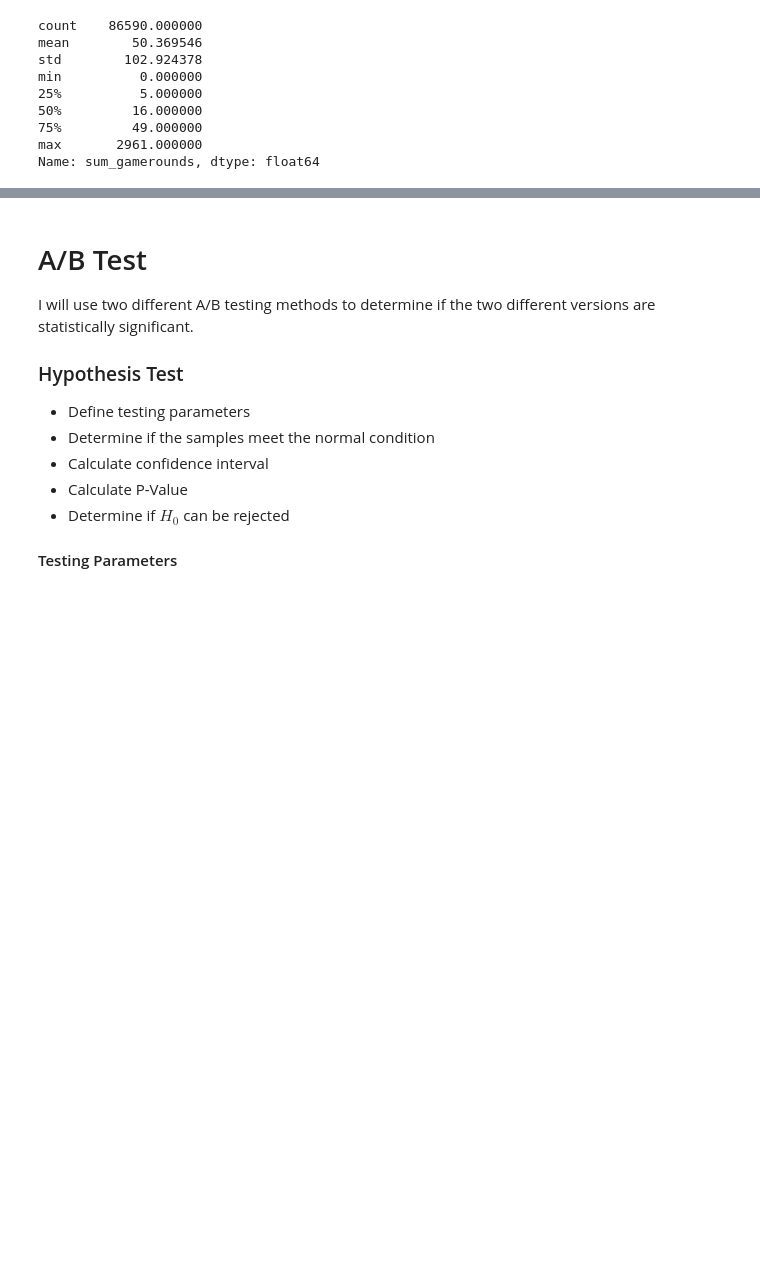
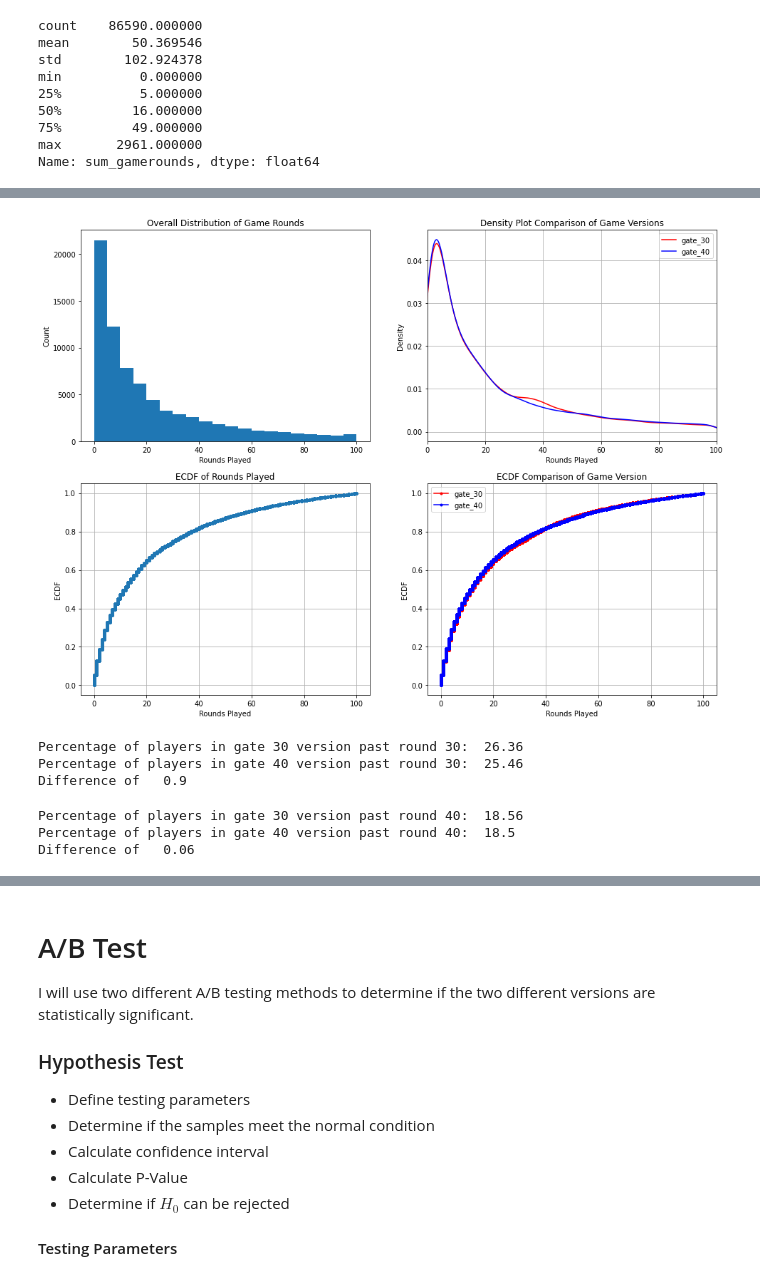
Before and after one commit to yumski/AB_testing, a Jupyter notebook: cookie_cats_ab_testing.ipynb, the cells around one changed output, grey strips where cells are left out. Saved outputs shown, nothing was run; the diff lists cells and outputs as text; code cells hidden in the pictures; blank space fills up the shorter version.

```diff
--- a/cookie_cats_ab_testing.ipynb
+++ b/cookie_cats_ab_testing.ipynb
@@ -174,10 +134,0 @@ The distribution of the rounds played data is right-skewed. The majority of the
-# %%
-x, y = ecdf(df['sum_gamerounds'])
-
-fig, ax = plt.subplots(figsize=(12,8))
-plt.plot(x, y, marker='.', linestyle='None', alpha=0.75)
-plt.title("ECDF of Rounds Played Without Outliers")
-plt.xlabel('Rounds Played')
-plt.xticks(np.arange(0,501,50),np.arange(0,501,50))
-plt.ylabel('ECDF')
-plt.grid()
@@ -228,0 +146,68 @@ The average round played for the seven-day retention group is significantly high
+# %%
+clean_df = df.drop(df[df['sum_gamerounds'] > 100].index, axis=0).copy()
+
+df_g30 = clean_df[clean_df['version'] == 'gate_30']
+df_g40 = clean_df[clean_df['version'] == 'gate_40']
+# %%
+def ecdf(column):
+    x = sorted(column)
+    y = np.arange(1, len(column) + 1) / len(column)
+    return x, y
+# %%
+fig, ax = plt.subplots(2, 2, figsize=(16,12))
+
+# Histogram
+ax[0,0].hist(clean_df['sum_gamerounds'], bins=20)
+ax[0,0].set(title='Overall Distribution of Game Rounds', xlabel='Rounds Played', ylabel='Count')
+
+# Density plots
+df_g30['sum_gamerounds'].plot(kind='kde', color='red', label='gate_30', ax=ax[0,1])
+df_g40['sum_gamerounds'].plot(kind='kde', color='blue', label='gate_40', ax=ax[0,1])
+ax[0,1].grid()
+ax[0,1].legend()
+ax[0,1].set(title='Density Plot Comparison of Game Versions', xlim=(0,100),
+           xlabel='Rounds Played')
+
+# ECDF of total Rounds played
+x, y = ecdf(clean_df['sum_gamerounds'])
+
+ax[1,0].plot(x, y, marker='.', linestyle=None)
+ax[1,0].grid()
+ax[1,0].set(title='ECDF of Rounds Played', xlabel='Rounds Played', ylabel='ECDF')
+
+
+# ECDF grouped by gates
+x30, y30 = ecdf(df_g30['sum_gamerounds'])
+x40, y40 = ecdf(df_g40['sum_gamerounds'])
+
+ax[1,1].plot(x30, y30, marker='.', linestyle=None, color='red', label='gate_30')
+ax[1,1].plot(x40, y40, marker='.', linestyle=None, color='blue', label='gate_40')
+ax[1,1].grid()
+ax[1,1].legend()
+ax[1,1].set(title='ECDF Comparison of Game Version', xlabel='Rounds Played', ylabel='ECDF')
+
+plt.show()
+# %% [output]
+[figure, added]
+# %%
+g30_over30 = round((df_g30[df_g30['sum_gamerounds'] >= 30].shape[0]) / len(df_g30) * 100, 2)
+g40_over30 = round((df_g40[df_g40['sum_gamerounds'] >= 30].shape[0]) / len(df_g40) * 100, 2)
+
+print('Percentage of players in gate 30 version past round 30: ', g30_over30, '\n'
+     'Percentage of players in gate 40 version past round 30: ', g40_over30, '\n'
+     'Difference of  ', round(g30_over30 - g40_over30,2))
+# %% [output]
+Percentage of players in gate 30 version past round 30:  26.36
+Percentage of players in gate 40 version past round 30:  25.46
+Difference of   0.9
+# %%
+g30_over40 = round((df_g30[df_g30['sum_gamerounds'] >= 40].shape[0]) / len(df_g30) * 100, 2)
+g40_over40 = round((df_g40[df_g40['sum_gamerounds'] >= 40].shape[0]) / len(df_g40) * 100, 2)
+
+print('Percentage of players in gate 30 version past round 40: ', g30_over40, '\n'
+     'Percentage of players in gate 40 version past round 40: ', g40_over40, '\n'
+     'Difference of  ', round(g30_over40 - g40_over40, 2))
+# %% [output]
+Percentage of players in gate 30 version past round 40:  18.56
+Percentage of players in gate 40 version past round 40:  18.5
+Difference of   0.06
```
Also changed, not shown: parts of 68 cells of this notebook.
